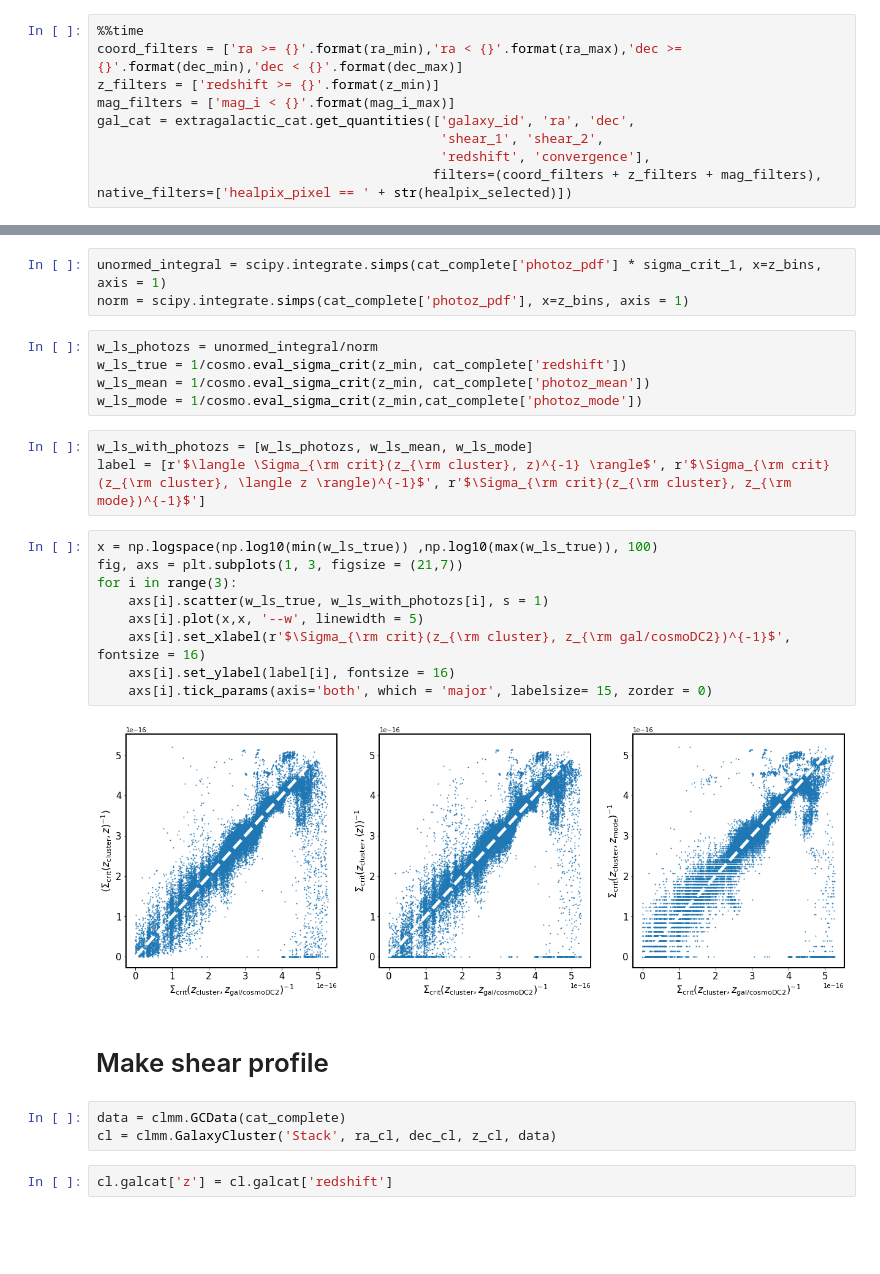
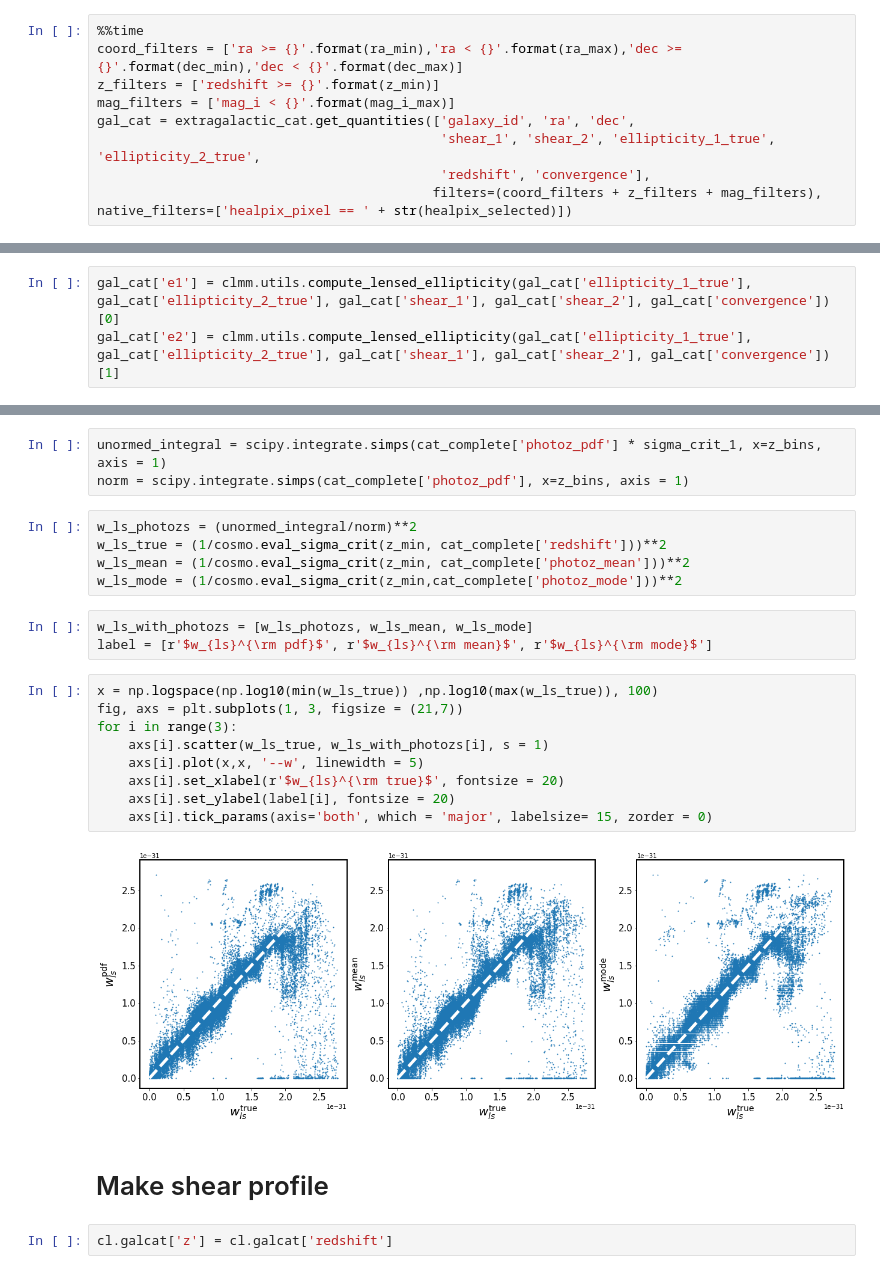
Before and after one commit to LSSTDESC/DC2_CL_PZ, a Jupyter notebook: Example_compute_deltasigma_with_photozs.ipynb, the cells around one changed output, grey strips where cells are left out. Cells and saved outputs as stored; diff of their text form; blank space fills up the shorter version.

```diff
--- a/Example_compute_deltasigma_with_photozs.ipynb
+++ b/Example_compute_deltasigma_with_photozs.ipynb
@@ -66,7 +80,7 @@ coord_filters = ['ra >= {}'.format(ra_min),'ra < {}'.format(ra_max),'dec >= {}'.
 z_filters = ['redshift >= {}'.format(z_min)]
 mag_filters = ['mag_i < {}'.format(mag_i_max)]
 gal_cat = extragalactic_cat.get_quantities(['galaxy_id', 'ra', 'dec',
-                                            'shear_1', 'shear_2',
+                                            'shear_1', 'shear_2', 'ellipticity_1_true', 'ellipticity_2_true',
                                             'redshift', 'convergence'],
                                            filters=(coord_filters + z_filters + mag_filters), native_filters=['healpix_pixel == ' + str(healpix_selected)])
 # %% [output]
@@ -78,0 +91,3 @@ len (gal_cat['ra'])
+# %%
+gal_cat['e1'] = clmm.utils.compute_lensed_ellipticity(gal_cat['ellipticity_1_true'], gal_cat['ellipticity_2_true'], gal_cat['shear_1'], gal_cat['shear_2'], gal_cat['convergence'])[0]
+gal_cat['e2'] = clmm.utils.compute_lensed_ellipticity(gal_cat['ellipticity_1_true'], gal_cat['ellipticity_2_true'], gal_cat['shear_1'], gal_cat['shear_2'], gal_cat['convergence'])[1]
@@ -131,29 +156,26 @@ sigma_crit_1 = 1/cosmo.eval_sigma_crit(z_min, z_bins)
 unormed_integral = scipy.integrate.simps(cat_complete['photoz_pdf'] * sigma_crit_1, x=z_bins, axis = 1)
 norm = scipy.integrate.simps(cat_complete['photoz_pdf'], x=z_bins, axis = 1)
 # %%
-w_ls_photozs = unormed_integral/norm
-w_ls_true = 1/cosmo.eval_sigma_crit(z_min, cat_complete['redshift'])
-w_ls_mean = 1/cosmo.eval_sigma_crit(z_min, cat_complete['photoz_mean'])
-w_ls_mode = 1/cosmo.eval_sigma_crit(z_min,cat_complete['photoz_mode'])
+w_ls_photozs = (unormed_integral/norm)**2
+w_ls_true = (1/cosmo.eval_sigma_crit(z_min, cat_complete['redshift']))**2
+w_ls_mean = (1/cosmo.eval_sigma_crit(z_min, cat_complete['photoz_mean']))**2
+w_ls_mode = (1/cosmo.eval_sigma_crit(z_min,cat_complete['photoz_mode']))**2
-# %%
-w_ls_with_photozs = [w_ls_photozs, w_ls_mean, w_ls_mode]
-label = [r'$\langle \Sigma_{\rm crit}(z_{\rm cluster}, z)^{-1} \rangle$', r'$\Sigma_{\rm crit}(z_{\rm cluster}, \langle z \rangle)^{-1}$', r'$\Sigma_{\rm crit}(z_{\rm cluster}, z_{\rm mode})^{-1}$']
+# %%
+w_ls_with_photozs = [w_ls_photozs, w_ls_mean, w_ls_mode]
+label = [r'$w_{ls}^{\rm pdf}$', r'$w_{ls}^{\rm mean}$', r'$w_{ls}^{\rm mode}$']
 # %%
 x = np.logspace(np.log10(min(w_ls_true)) ,np.log10(max(w_ls_true)), 100)
 fig, axs = plt.subplots(1, 3, figsize = (21,7))
 for i in range(3):
     axs[i].scatter(w_ls_true, w_ls_with_photozs[i], s = 1)
     axs[i].plot(x,x, '--w', linewidth = 5)
-    axs[i].set_xlabel(r'$\Sigma_{\rm crit}(z_{\rm cluster}, z_{\rm gal/cosmoDC2})^{-1}$', fontsize = 16)
-    axs[i].set_ylabel(label[i], fontsize = 16)
+    axs[i].set_xlabel(r'$w_{ls}^{\rm true}$', fontsize = 20)
+    axs[i].set_ylabel(label[i], fontsize = 20)
     axs[i].tick_params(axis='both', which = 'major', labelsize= 15, zorder = 0)
 # %% [output]
-[figure, old version]
+[figure, new version]
 # %% [markdown]
 # Make shear profile
-# %%
-data = clmm.GCData(cat_complete)
-cl = clmm.GalaxyCluster('Stack', ra_cl, dec_cl, z_cl, data)
 # %%
 cl.galcat['z'] = cl.galcat['redshift']
 # %%
```
Also changed, not shown: parts of 32 cells of this notebook.
